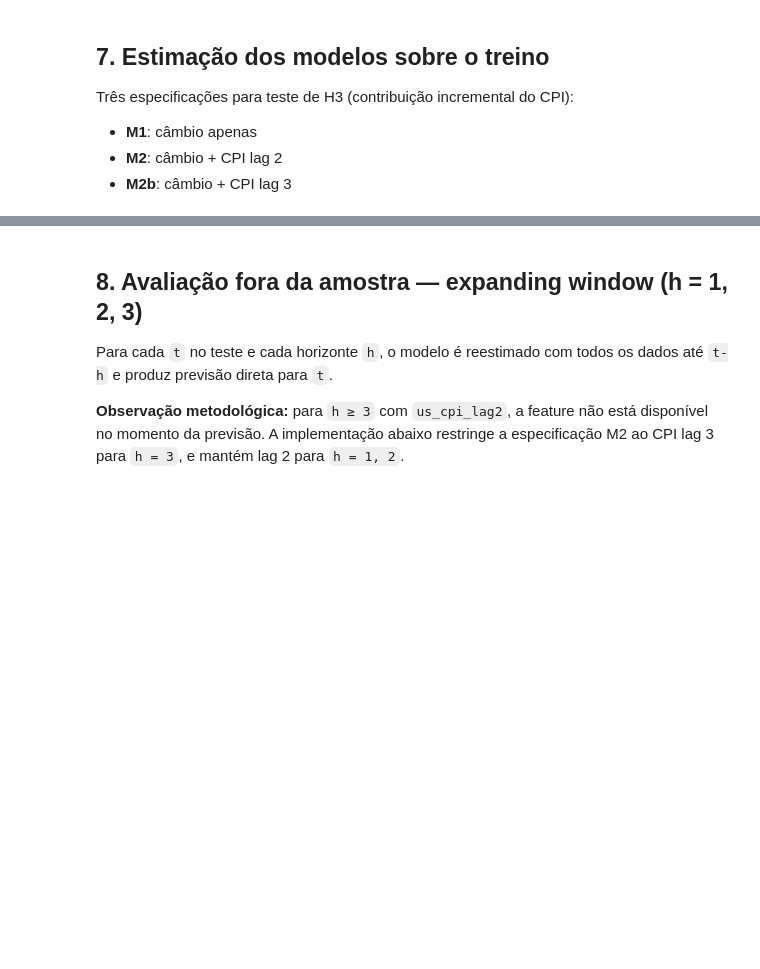
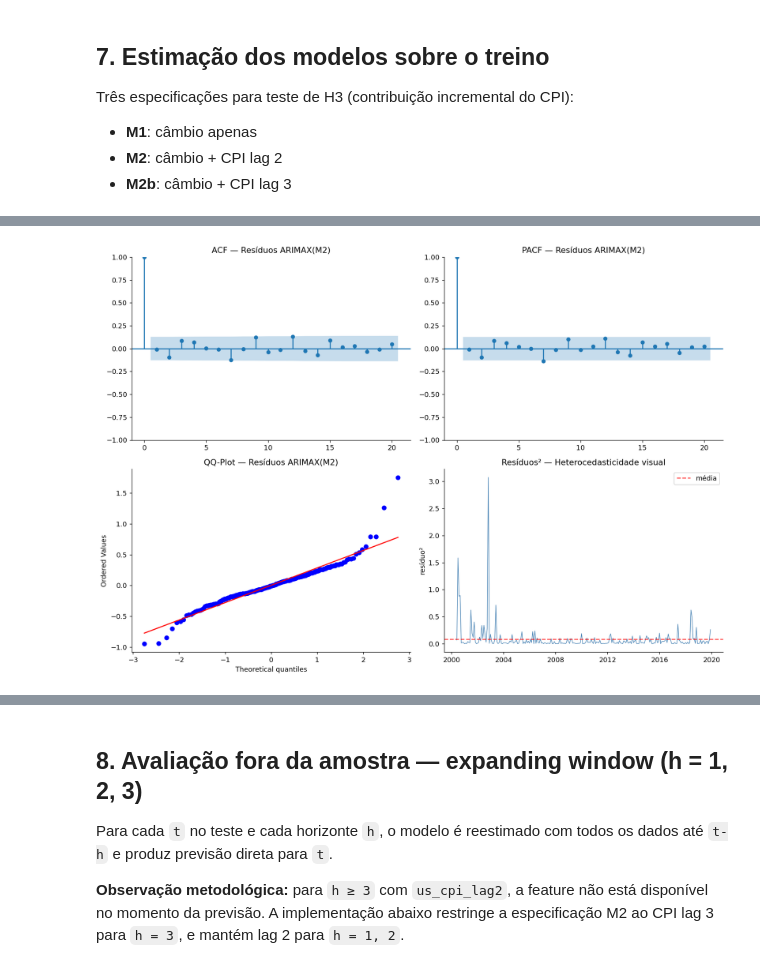
Before and after one commit to abreu-gabriel/abreu-data-experiments, a Jupyter notebook: br_inflation_forecasting/arimax/01_arimax.ipynb, the cells around one changed output, grey strips where cells are left out. Cells and saved outputs as stored; diff of their text form; code cells hidden in the pictures; blank space fills up the shorter version.

```diff
--- a/br_inflation_forecasting/arimax/01_arimax.ipynb
+++ b/br_inflation_forecasting/arimax/01_arimax.ipynb
@@ -682,3 +682,69 @@ Covariance Type:                  opg
 
 Warnings:
 [1] Covariance matrix calculated using the outer product of gradients (complex-step).
+# %%
+# == 7b. Diagnóstico de resíduos do ARIMAX (M2: câmbio + CPI lag 2) ==
+
+from statsmodels.stats.diagnostic import acorr_ljungbox, het_arch
+from scipy import stats
+
+resid = m2.resid
+
+fig, axes = plt.subplots(2, 2, figsize=(13, 9))
+
+# ACF resíduos
+plot_acf(resid, lags=20, ax=axes[0, 0], title='ACF — Resíduos ARIMAX(M2)')
+
+# PACF resíduos
+plot_pacf(resid, lags=20, ax=axes[0, 1], method='ywm', title='PACF — Resíduos ARIMAX(M2)')
+
+# QQ-plot (normalidade visual)
+stats.probplot(resid, dist='norm', plot=axes[1, 0])
+axes[1, 0].set_title('QQ-Plot — Resíduos ARIMAX(M2)')
+
+# Resíduos² (heterocedasticidade visual)
+axes[1, 1].plot(resid.index, resid**2, color='steelblue', linewidth=0.8)
+axes[1, 1].set_title('Resíduos² — Heterocedasticidade visual')
+axes[1, 1].set_ylabel('resíduo²')
+axes[1, 1].axhline(y=np.mean(resid**2), color='red', linestyle='--', alpha=0.7, label='média')
+axes[1, 1].legend()
+
+plt.tight_layout()
+plt.savefig('arimax_residual_diagnostics.png', dpi=150, bbox_inches='tight')
+plt.show()
+
+# ── Testes formais ──
+print('=' * 60)
+print('DIAGNÓSTICO DE RESÍDUOS — ARIMAX M2')
+print('=' * 60)
+
+# Ljung-Box (lags 10 e 20)
+lb = acorr_ljungbox(resid, lags=[10, 20], return_df=True)
+print('\n── Ljung-Box (H₀: resíduos são ruído branco) ──')
+print(lb.to_string())
+for _, row in lb.iterrows():
+    status = 'NÃO REJEITA H₀ (adequado)' if row['lb_pvalue'] > 0.05 else 'REJEITA H₀ (autocorrelação residual)'
+    print(f'  lag {int(row.name):2d}: p = {row["lb_pvalue"]:.4f} → {status}')
+
+# Jarque-Bera (normalidade)
+jb_stat, jb_p = stats.jarque_bera(resid)
+print(f'\n── Jarque-Bera (H₀: resíduos normais) ──')
+print(f'  JB = {jb_stat:.2f}, p = {jb_p:.4f}')
+print(f'  → {"NÃO REJEITA H₀" if jb_p > 0.05 else "REJEITA H₀ (resíduos não-normais)"}')
+print(f'  Assimetria: {stats.skew(resid):.3f}')
+print(f'  Curtose:    {stats.kurtosis(resid, fisher=True):.3f}')
+
+# ARCH-LM (heterocedasticidade condicional)
+arch_stat, arch_p, _, _ = het_arch(resid, nlags=5)
+print(f'\n── ARCH-LM, 5 lags (H₀: sem efeitos ARCH) ──')
+print(f'  LM = {arch_stat:.2f}, p = {arch_p:.4f}')
+print(f'  → {"NÃO REJEITA H₀ (homocedástico)" if arch_p > 0.05 else "REJEITA H₀ (efeitos ARCH presentes)"}')
+
+# Resumo para tabela do TCC
+print('\n── RESUMO PARA TABELA ──')
+print(f'Ljung-Box(10): stat={lb.iloc[0]["lb_stat"]:.2f}, p={lb.iloc[0]["lb_pvalue"]:.4f}')
+print(f'Ljung-Box(20): stat={lb.iloc[1]["lb_stat"]:.2f}, p={lb.iloc[1]["lb_pvalue"]:.4f}')
+print(f'Jarque-Bera:   stat={jb_stat:.2f}, p={jb_p:.4f}')
+print(f'ARCH-LM(5):    stat={arch_stat:.2f}, p={arch_p:.4f}')
+# %% [output]
+[figure, added]
```
Also changed, not shown: parts of 2 cells of this notebook, 5 other files.
